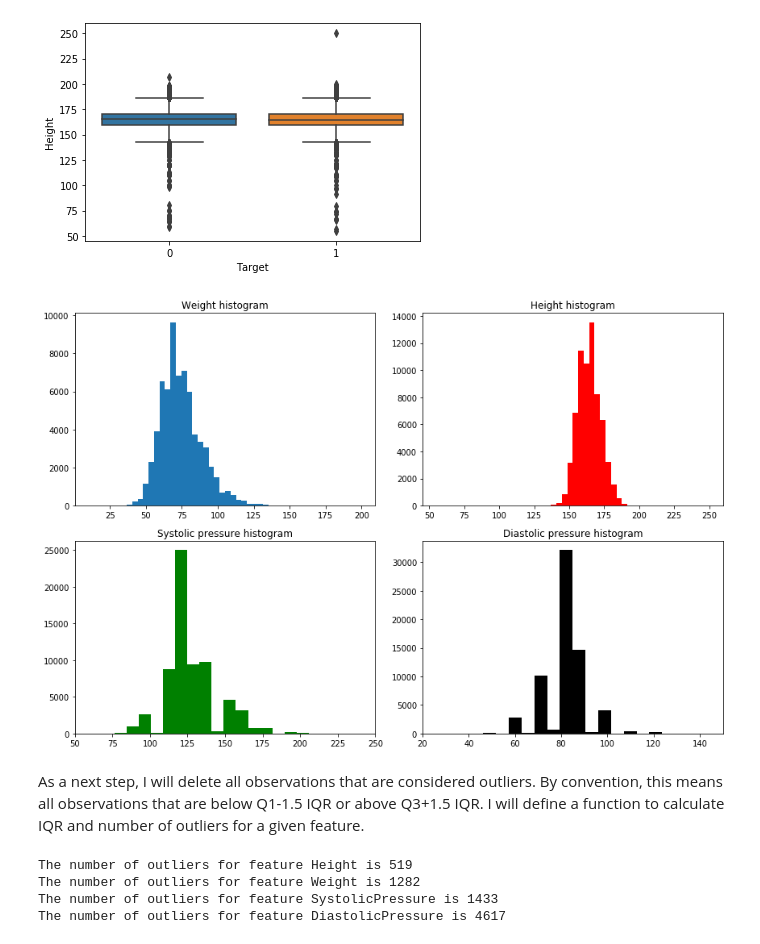
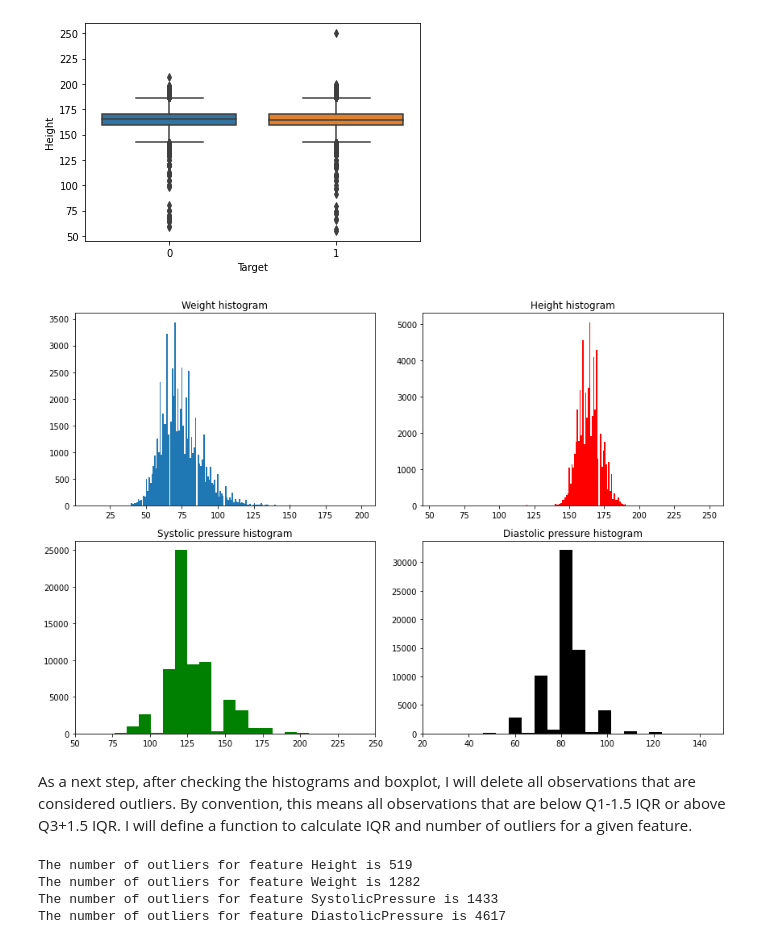
Before and after one commit to carcrupe/TFM, a Jupyter notebook: notebooks/stroke_exploring_data.ipynb, the cells around one changed output. Cells and saved outputs as stored; diff of their text form; code cells hidden in the pictures.

```diff
--- a/notebooks/stroke_exploring_data.ipynb
+++ b/notebooks/stroke_exploring_data.ipynb
@@ -170,27 +172,27 @@ sns.boxplot(x='Target',y='Height',data=df_stroke);
 # %%
 # I will represent histrograms for all continous values but age
 figure, axes = plt.subplots(nrows=2, ncols=2, figsize=(12,8))
 
-axes[0,0].hist(df_stroke['Weight'], bins=50);
+axes[0,0].hist(df_stroke['Weight'], bins=200);
 axes[0,0].set_title('Weight histogram')
 
-axes[0,1].hist(df_stroke['Height'], bins=50, color='r');
+axes[0,1].hist(df_stroke['Height'], bins=200, color='r');
 axes[0,1].set_title('Height histogram')
 
 axes[1,0].hist(df_stroke['SystolicPressure'], bins=2000, color='g');
 axes[1,0].set_xlim([50,250])
 axes[1,0].set_title('Systolic pressure histogram')
 
 axes[1,1].hist(df_stroke['DiastolicPressure'], bins=2000, color='k');
 axes[1,1].set_xlim([20,150])
 axes[1,1].set_title('Diastolic pressure histogram')
 
 
 figure.tight_layout()
 # %% [output]
-[figure, old version]
+[figure, new version]
 # %% [markdown]
-As a next step, I will delete all observations that are considered outliers. By convention, this means all observations that are below Q1-1.5 IQR or above Q3+1.5 IQR. I will define a function to calculate IQR and number of outliers for a given feature.
+As a next step, after checking the histograms and boxplot, I will delete all observations that are considered outliers. By convention, this means all observations that are below Q1-1.5 IQR or above Q3+1.5 IQR. I will define a function to calculate IQR and number of outliers for a given feature.
 # %%
 
 def quantify_outliers(df):
```
Also changed, not shown: parts of 5 cells of this notebook, 2 other files.
